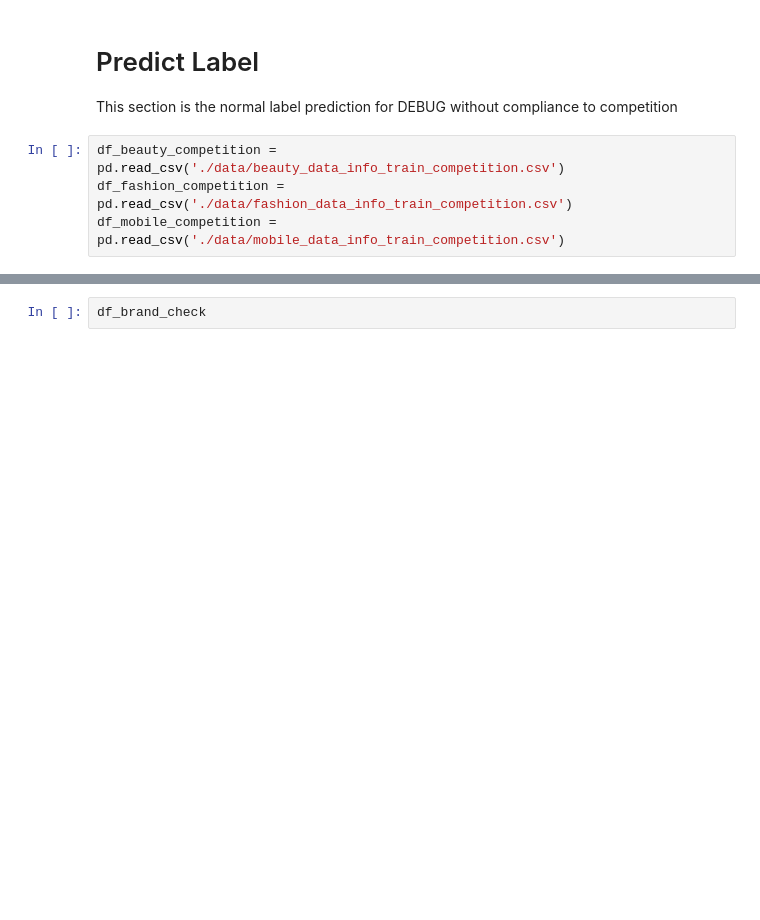
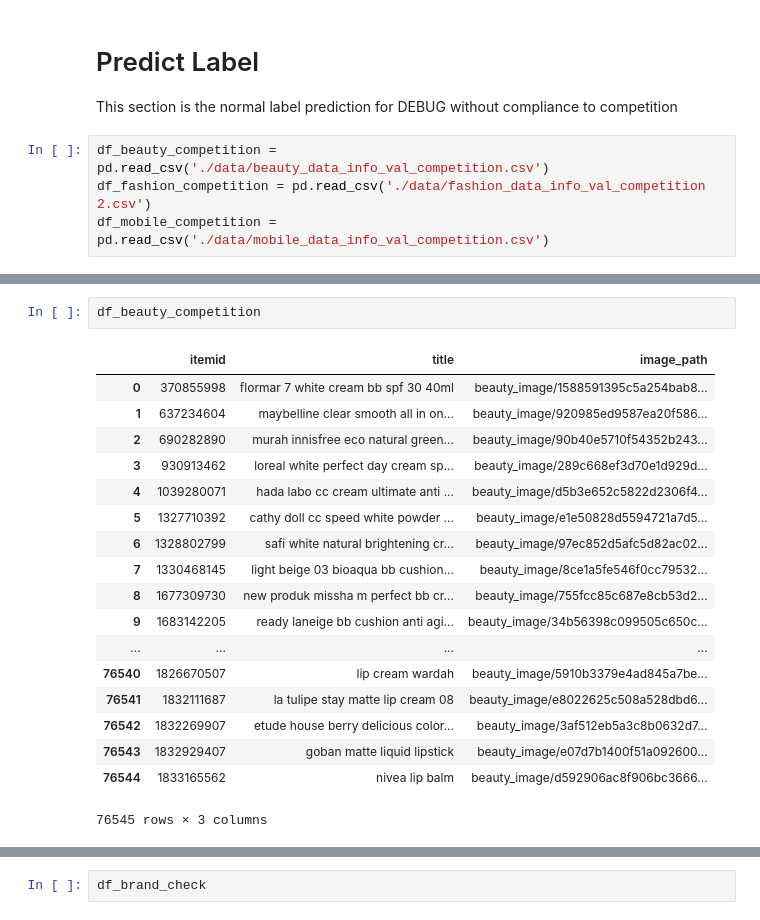
Before and after one commit to kevinling0218/ndsc2019, a Jupyter notebook: NLP_2_class_prediction_new.ipynb, the cells around one changed output, grey strips where cells are left out. Cells and saved outputs as stored; diff of their text form; blank space fills up the shorter version.

```diff
--- a/NLP_2_class_prediction_new.ipynb
+++ b/NLP_2_class_prediction_new.ipynb
@@ -127,6 +128,6 @@ def check_column_debug(df, column):
 
 This section is the normal label prediction for DEBUG without compliance to competition
 # %%
-df_beauty_competition = pd.read_csv('./data/beauty_data_info_train_competition.csv')
-df_fashion_competition = pd.read_csv('./data/fashion_data_info_train_competition.csv')
-df_mobile_competition = pd.read_csv('./data/mobile_data_info_train_competition.csv')
+df_beauty_competition = pd.read_csv('./data/beauty_data_info_val_competition.csv')
+df_fashion_competition = pd.read_csv('./data/fashion_data_info_val_competition 2.csv')
+df_mobile_competition = pd.read_csv('./data/mobile_data_info_val_competition.csv')
@@ -209,0 +246,21 @@ See the caveats in the documentation: http://pandas.pydata.org/pandas-docs/stabl
+# %%
+df_beauty_competition
+# %% [output]
+|  | itemid | title | image_path |
+| 0 | 370855998 | flormar 7 white cream bb spf 30 40ml | beauty_image/1588591395c5a254bab8... |
+| 1 | 637234604 | maybelline clear smooth all in on... | beauty_image/920985ed9587ea20f586... |
+| 2 | 690282890 | murah innisfree eco natural green... | beauty_image/90b40e5710f54352b243... |
+| 3 | 930913462 | loreal white perfect day cream sp... | beauty_image/289c668ef3d70e1d929d... |
+| 4 | 1039280071 | hada labo cc cream ultimate anti ... | beauty_image/d5b3e652c5822d2306f4... |
+| 5 | 1327710392 | cathy doll cc speed white powder ... | beauty_image/e1e50828d5594721a7d5... |
+| 6 | 1328802799 | safi white natural brightening cr... | beauty_image/97ec852d5afc5d82ac02... |
+| 7 | 1330468145 | light beige 03 bioaqua bb cushion... | beauty_image/8ce1a5fe546f0cc79532... |
+| 8 | 1677309730 | new produk missha m perfect bb cr... | beauty_image/755fcc85c687e8cb53d2... |
+| 9 | 1683142205 | ready laneige bb cushion anti agi... | beauty_image/34b56398c099505c650c... |
+| ... | ... | ... | ... |
+| 76540 | 1826670507 | lip cream wardah | beauty_image/5910b3379e4ad845a7be... |
+| 76541 | 1832111687 | la tulipe stay matte lip cream 08 | beauty_image/e8022625c508a528dbd6... |
+| 76542 | 1832269907 | etude house berry delicious color... | beauty_image/3af512eb5a3c8b0632d7... |
+| 76543 | 1832929407 | goban matte liquid lipstick | beauty_image/e07d7b1400f51a092600... |
+| 76544 | 1833165562 | nivea lip balm | beauty_image/d592906ac8f906bc3666... |
+76545 rows × 3 columns
```
Also changed, not shown: parts of 28 cells of this notebook, 11 other files.
